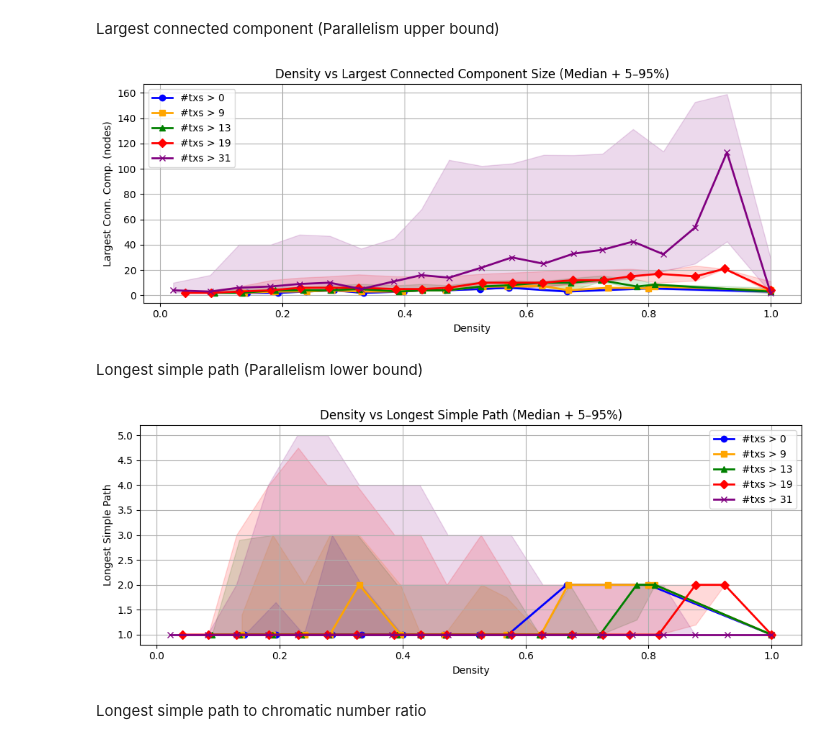
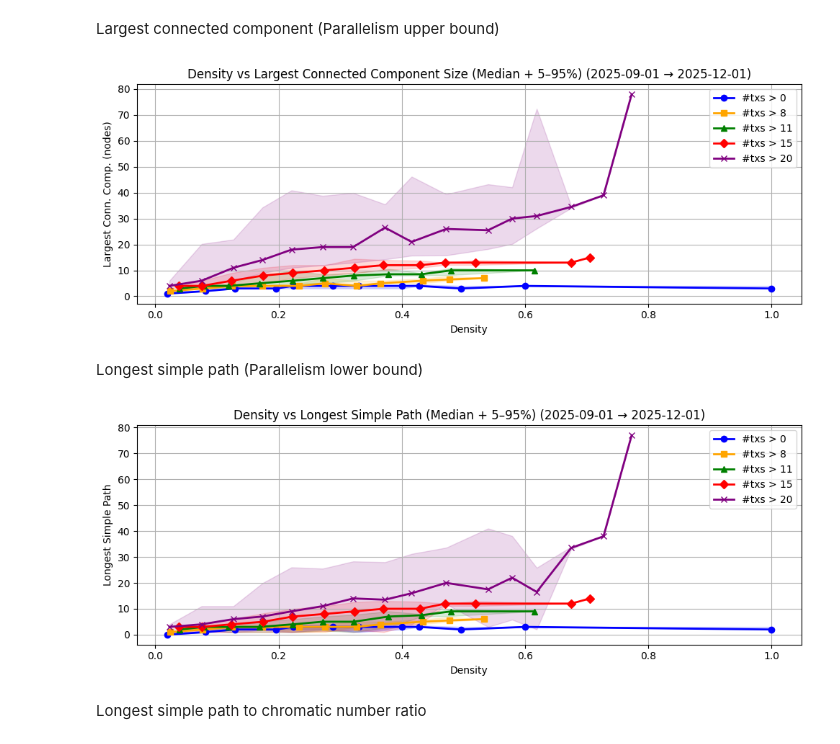
Before and after one commit to krdecade-0/sui_analysis_code, a Jupyter notebook: analysis.ipynb, the cells around one changed output. Saved outputs shown, nothing was run; the diff lists cells and outputs as text; code cells hidden in the pictures.

```diff
--- a/analysis.ipynb
+++ b/analysis.ipynb
@@ -1114,13 +1264,25 @@ for cp, G in graphs.items():
         continue
     largest_cc[cp] = len(max(nx.connected_components(G), key=len))
 # %%
-df_lcc = pd.DataFrame(list(largest_cc.items()),
-                      columns=["checkpoint", "largest_cc"])
+df_lcc = pd.DataFrame(
+    [
+        (cp, lcc, timestamps_by_cp[cp])
+        for cp, lcc in largest_cc.items()
+    ],
+    columns=["checkpoint", "largest_cc", "timestamp"]
+)
+
+df_lcc["timestamp"] = pd.to_datetime(df_lcc["timestamp"], utc=True)
+
+df_lcc_period = df_lcc[
+    (df_lcc["timestamp"] >= start_time) &
+    (df_lcc["timestamp"] <= end_time)
+]
 
 # Merge density + largest_cc + block size
 df_merge_lcc = (
     df_density
-    .merge(df_lcc, on="checkpoint", how="inner")
+    .merge(df_lcc_period, on="checkpoint", how="inner")
     .merge(df_sizes.rename(columns={"size": "block_size"}),
            on="checkpoint", how="inner")
 )
@@ -1197,12 +1359,12 @@ for i, (low, high) in enumerate(ranges):
 
 plt.xlabel("Density")
 plt.ylabel("Largest Conn. Comp. (nodes)")
-plt.title("Density vs Largest Connected Component Size (Median + 5–95%)")
+plt.title(f"Density vs Largest Connected Component Size (Median + 5–95%) ({start_time.date()} → {end_time.date()})")
 plt.grid(True)
 plt.legend()
 plt.tight_layout()
 plt.show()
 # %% [output]
-[figure, old version]
+[figure, new version]
 # %% [markdown]
 Longest simple path (Parallelism lower bound)
@@ -1209,37 +1385,30 @@ Longest simple path (Parallelism lower bound)
 # %%
-# skip this graph since it's the same as diameter
 longest_simple_path = {}
 
 for cp, G in graphs.items():
-    if G.number_of_nodes() < 2:
-        longest_simple_path[cp] = 0
-        continue
+    length = greedy_long_path_len(G)
 
-    max_diameter = 0
-
-    # Process each connected component separately
-    for component_nodes in nx.connected_components(G):
-        C = G.subgraph(component_nodes)
-
-        if C.number_of_nodes() < 2:
-            continue
-
-        # Eccentricity is safe here because C is connected
-        ecc = nx.eccentricity(C)
-        diameter = max(ecc.values())
-
-        if diameter > max_diameter:
-            max_diameter = diameter
-
-    longest_simple_path[cp] = max_diameter
+    longest_simple_path[cp] = length
 # %%
-df_path = pd.DataFrame(list(longest_simple_path.items()),
-                       columns=["checkpoint", "longest_path"])
+df_path = pd.DataFrame(
+    [
+        (cp, lp, timestamps_by_cp[cp])
+        for cp, lp in longest_simple_path.items()
+    ],
+    columns=["checkpoint", "longest_path", "timestamp"]
+)
+
+df_path["timestamp"] = pd.to_datetime(df_path["timestamp"], utc=True)
+
+df_path_period = df_path[
+    (df_path["timestamp"] >= start_time) &
+    (df_path["timestamp"] <= end_time)
+]
 
 # Merge density + longest_path + block size
 df_merge_path = (
     df_density
-    .merge(df_path, on="checkpoint", how="inner")
+    .merge(df_path_period, on="checkpoint", how="inner")
     .merge(df_sizes.rename(columns={"size": "block_size"}),
            on="checkpoint", how="inner")
 )
@@ -1293,35 +1462,35 @@ for i, (low, high) in enumerate(ranges):
     mask = ~stats["median"].isna()
     stats = stats[mask]
     centers = centers[mask]
 
     # 5–95% band
     plt.fill_between(
         centers,
         stats["p5"],
         stats["p95"],
         alpha=0.15,
         color=colors[i],
     )
 
     # Median curve
     plt.plot(
         centers,
         stats["median"],
         marker=markers[i],
         color=colors[i],
         linewidth=2,
         label=labels[i],
     )
 
 plt.xlabel("Density")
 plt.ylabel("Longest Simple Path")
-plt.title("Density vs Longest Simple Path (Median + 5–95%)")
+plt.title(f"Density vs Longest Simple Path (Median + 5–95%) ({start_time.date()} → {end_time.date()})")
 plt.grid(True)
 plt.legend()
 plt.tight_layout()
 plt.show()
 # %% [output]
-[figure, old version]
+[figure, new version]
 # %% [markdown]
 Longest simple path to chromatic number ratio
 # %% [markdown]
```
Also changed, not shown: parts of 50 cells of this notebook, 1 other file.
